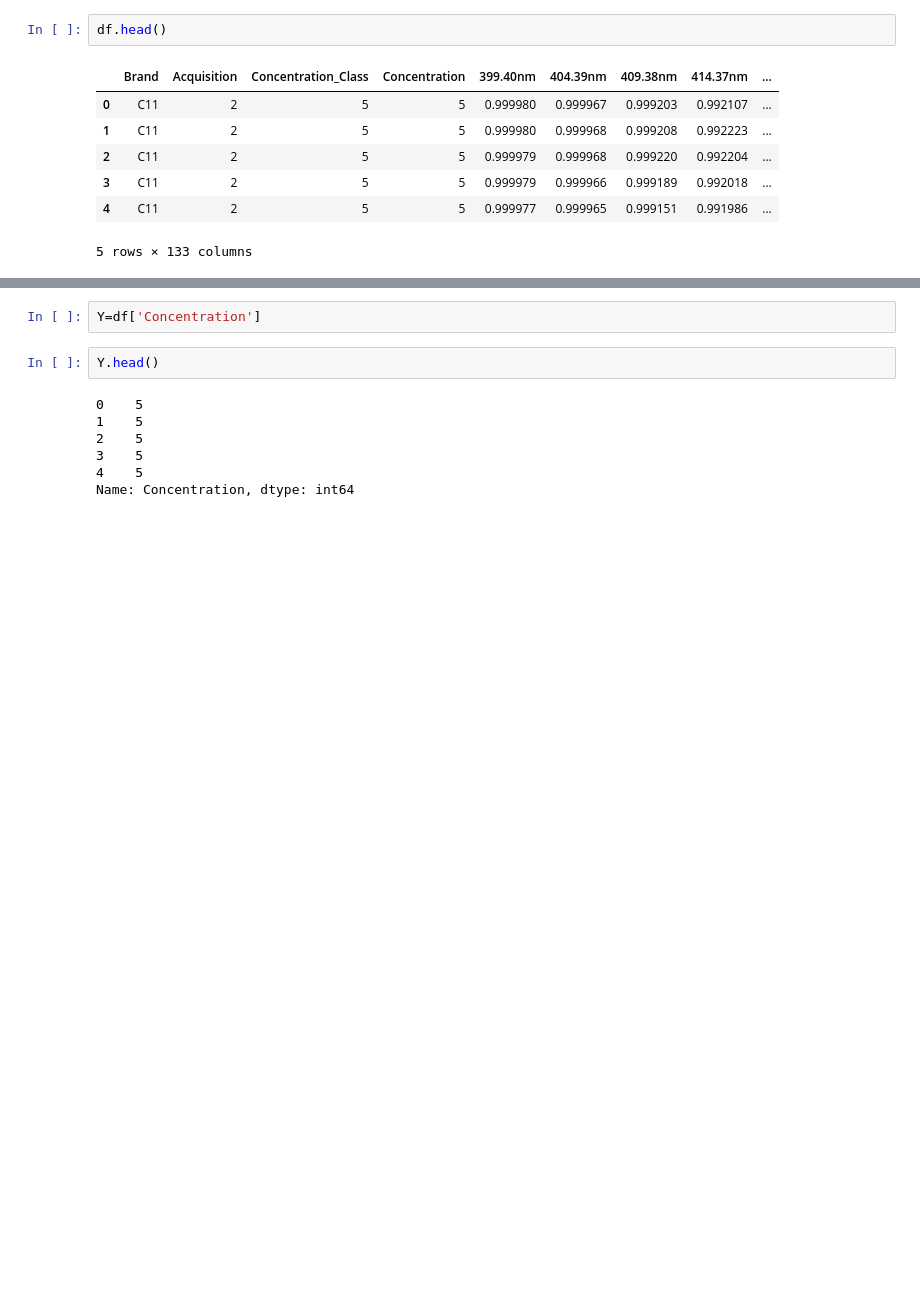
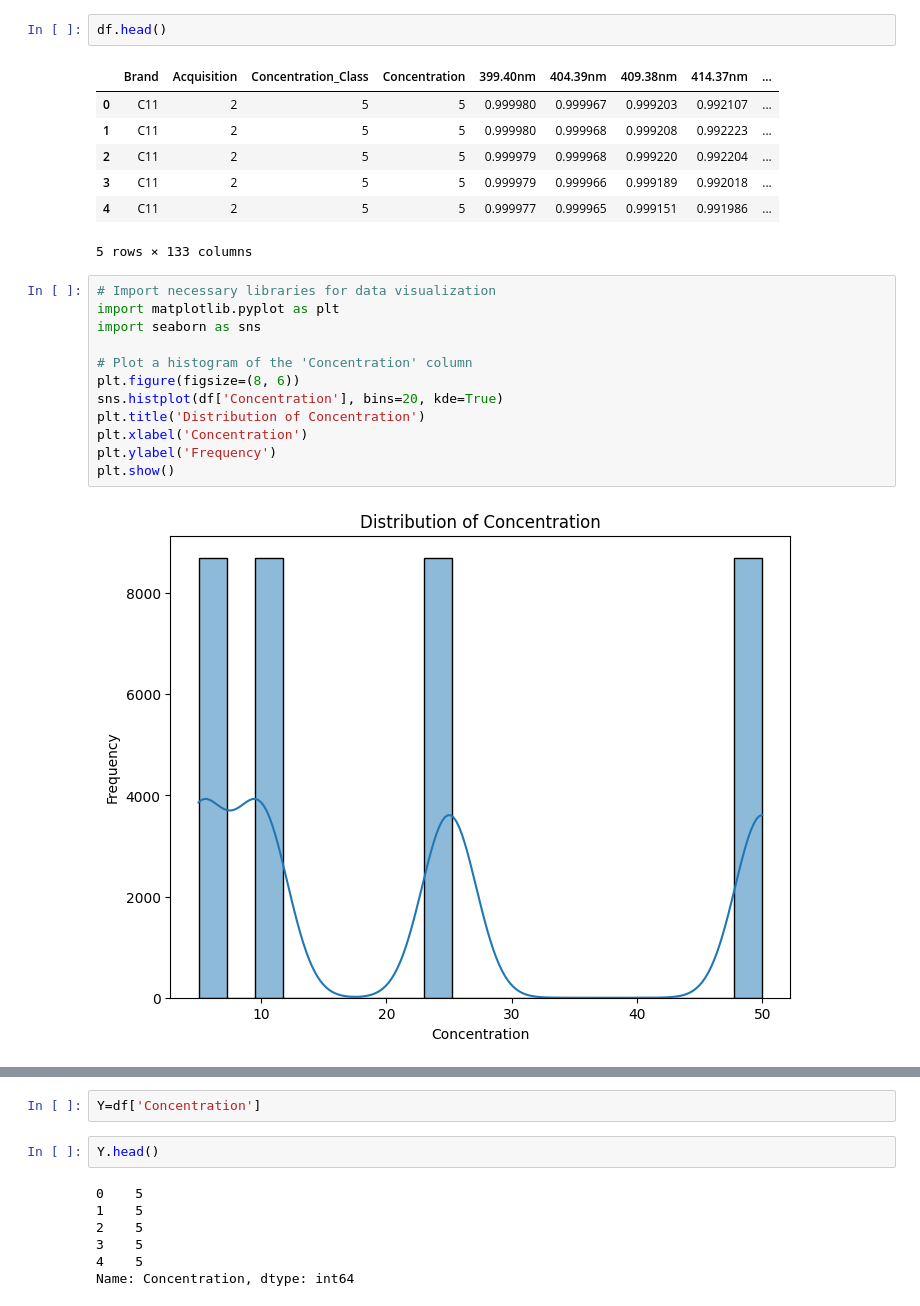
Before and after one commit to swapnita-pandey/Food-Adulteration, a Jupyter notebook: Honey_Adulteration/d.ipynb, the cells around one changed output, grey strips where cells are left out. Cells and saved outputs as stored; diff of their text form; blank space fills up the shorter version.

```diff
--- a/Honey_Adulteration/d.ipynb
+++ b/Honey_Adulteration/d.ipynb
@@ -132,3 +132,17 @@ df.head()
 | 3 | C11 | 2 | 5 | 5 | 0.999979 | 0.999966 | 0.999189 | 0.992018 | ... |
 | 4 | C11 | 2 | 5 | 5 | 0.999977 | 0.999965 | 0.999151 | 0.991986 | ... |
 5 rows × 133 columns
+# %%
+# Import necessary libraries for data visualization
+import matplotlib.pyplot as plt
+import seaborn as sns
+
+# Plot a histogram of the 'Concentration' column
+plt.figure(figsize=(8, 6))
+sns.histplot(df['Concentration'], bins=20, kde=True)
+plt.title('Distribution of Concentration')
+plt.xlabel('Concentration')
+plt.ylabel('Frequency')
+plt.show()
+# %% [output]
+[figure, added]
```
Also changed, not shown: parts of 69 cells of this notebook.
